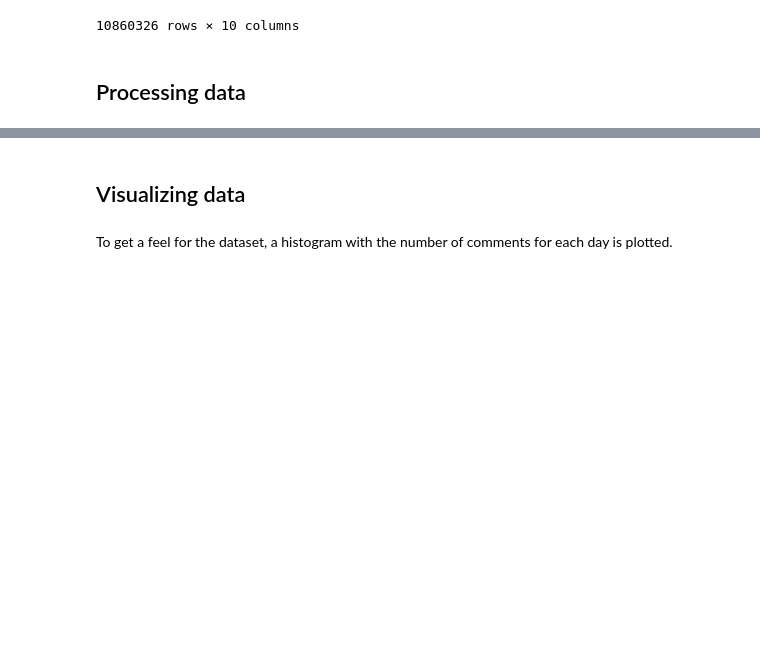
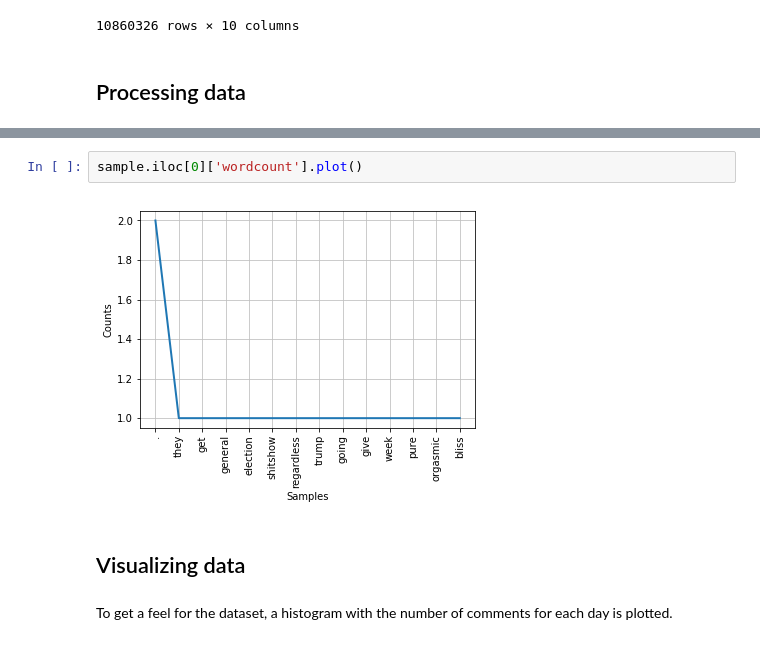
Before and after one commit to arthishow/Project, a Jupyter notebook: Final project.ipynb, the cells around one changed output, grey strips where cells are left out. Saved outputs shown, nothing was run; the diff lists cells and outputs as text; blank space fills up the shorter version.

```diff
--- a/Final project.ipynb
+++ b/Final project.ipynb
@@ -206,3 +202,7 @@ sample
+# %%
+sample.iloc[0]['wordcount'].plot()
+# %% [output]
+[figure, added]
 # %% [markdown]
 ## Visualizing data
 # %% [markdown]
```
Also changed, not shown: parts of 7 cells of this notebook.
